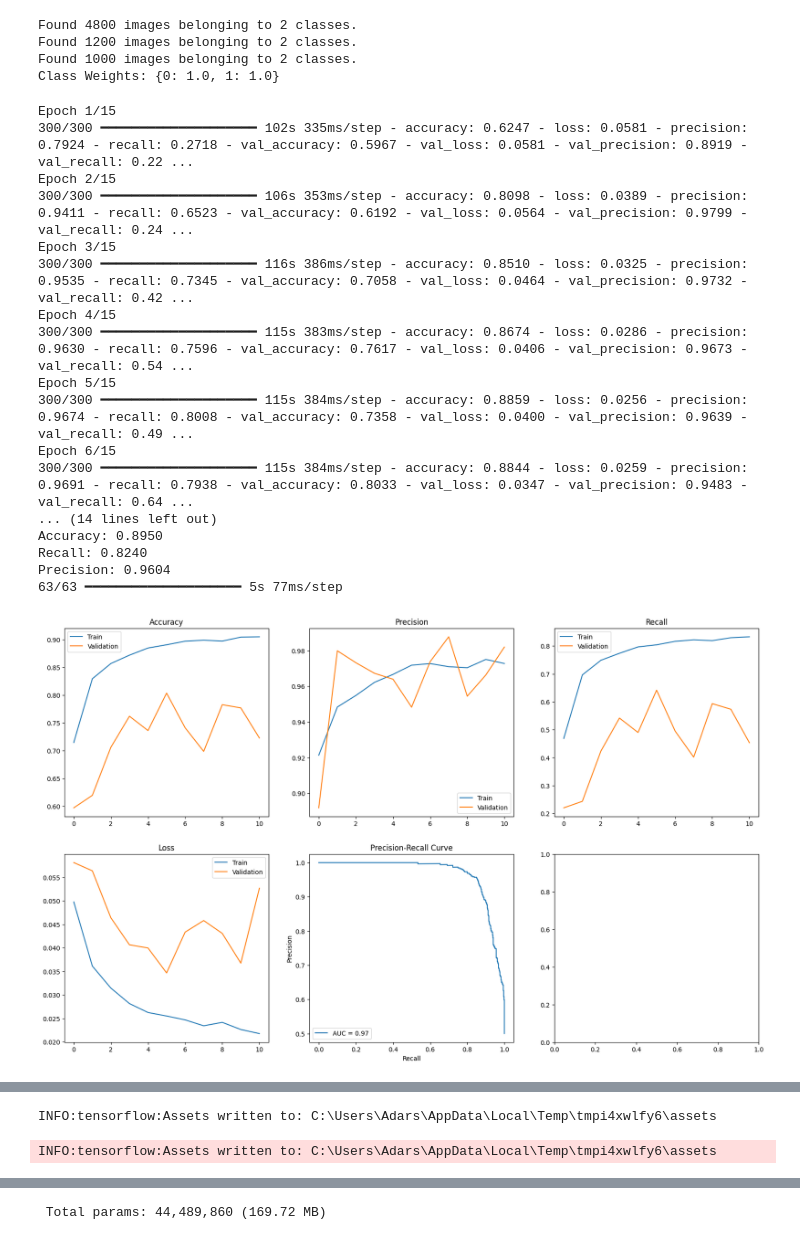
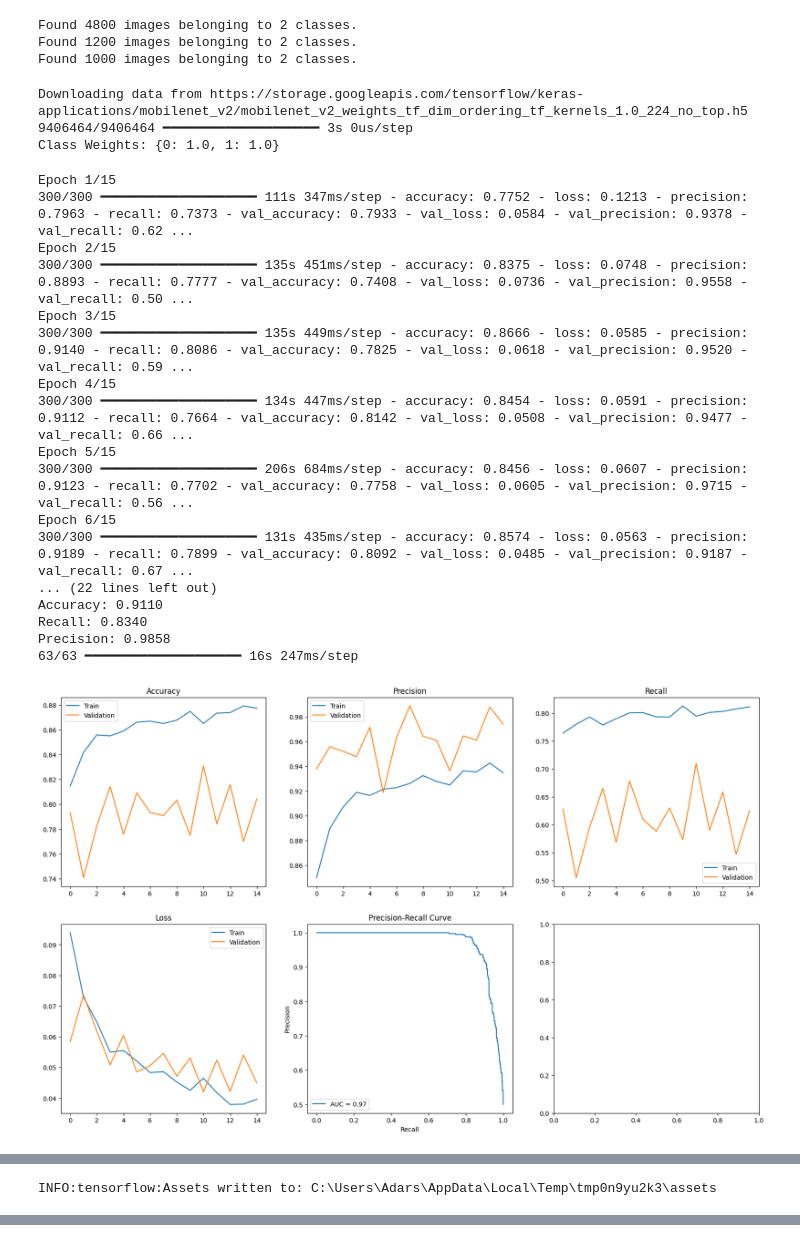
Before and after one commit to Adarshamh/MelanomaSkinDetection, a Jupyter notebook: melanoma_detection.ipynb, the cells around one changed output, grey strips where cells are left out. Saved outputs shown, nothing was run; the diff lists cells and outputs as text; code cells hidden in the pictures.

Commit message:
mobilenetv2 architecture

```diff
--- a/melanoma_detection.ipynb
+++ b/melanoma_detection.ipynb
@@ -25,9 +25,9 @@ EPOCHS = 15
 TFLITE_PATH = "model.tflite"
 SEED = 42
 LOSS_FUNCTION = 'focal'  # 'binary_crossentropy' or 'focal'
-ARCHITECTURE = 'CNN'     # 'MobileNetV2', 'EfficientNetB0', 'ResNet50', 'VGG16', 'CNN'
+ARCHITECTURE = 'MobileNetV2'     # 'MobileNetV2', 'EfficientNetB0', 'ResNet50', 'VGG16', 'CNN'
 ACTIVATION = 'leaky_relu' # 'relu', 'leaky_relu', 'elu'
-OPTIMIZER = 'rmsprop'    # 'adam', 'sgd', 'rmsprop'
+OPTIMIZER = 'adam'    # 'adam', 'sgd', 'rmsprop'
 THRESHOLD = 0.4  # Custom threshold for evaluation
 
 # Set seeds
@@ -195,53 +195,57 @@ if __name__ == "__main__":
     plt.subplot(2, 3, 4); plt.plot(history.history['loss'], label='Train'); plt.plot(history.history['val_loss'], label='Validation'); plt.title('Loss'); plt.legend()
 
     # Precision-Recall Curve and Confusion Matrix
     plt.subplot(2, 3, 5)
     y_probs = model.predict(test_gen)
     precision, recall, _ = precision_recall_curve(test_gen.classes, y_probs)
     plt.plot(recall, precision, label=f'AUC = {auc(recall, precision):.2f}')
     plt.xlabel('Recall'); plt.ylabel('Precision'); plt.title('Precision-Recall Curve'); plt.legend()
 
     plt.subplot(2, 3, 6)
     y_pred = (y_probs > THRESHOLD).astype(int)
     cm = confusion_matrix(test_gen.classes, y_pred)
     ConfusionMatrixDisplay(cm, display_labels=test_gen.class_indices.keys()).plot(cmap='Blues')
     plt.title('Confusion Matrix')
 
     plt.tight_layout()
     plt.show()
 
-    # TFLite Conversion with float16 quantization
+    # TFLite Conversion for Android compatibility (ResNet50)
     converter = tf.lite.TFLiteConverter.from_keras_model(model)
     converter.optimizations = [tf.lite.Optimize.DEFAULT]
     converter.target_spec.supported_types = [tf.float16]
-    converter.target_spec.supported_ops = [tf.lite.OpsSet.TFLITE_BUILTINS]
+    converter.target_spec.supported_ops = [
+        tf.lite.OpsSet.TFLITE_BUILTINS,
+        tf.lite.OpsSet.SELECT_TF_OPS  # <-- Required for ResNet50
+    ]
     tflite_model = converter.convert()
 
     with open(TFLITE_PATH, 'wb') as f:
         f.write(tflite_model)
 
-    print(f"\nTFLite model saved to: {TFLITE_PATH}")
-    model.summary()
+    print(f"\n✅ TFLite model saved to: {TFLITE_PATH}")
 # %% [output]
 Found 4800 images belonging to 2 classes.
 Found 1200 images belonging to 2 classes.
 Found 1000 images belonging to 2 classes.
-Class Weights: {0: 1.0, 1: 1.0}
-Epoch 1/15
-300/300 ━━━━━━━━━━━━━━━━━━━━ 102s 335ms/step - accuracy: 0.6247 - loss: 0.0581 - precision: 0.7924 - recall: 0.2718 - val_accuracy: 0.5967 - val_loss: 0.0581 - val_precision: 0.8919 - val_recall: 0.22 ...
-Epoch 2/15
-300/300 ━━━━━━━━━━━━━━━━━━━━ 106s 353ms/step - accuracy: 0.8098 - loss: 0.0389 - precision: 0.9411 - recall: 0.6523 - val_accuracy: 0.6192 - val_loss: 0.0564 - val_precision: 0.9799 - val_recall: 0.24 ...
-Epoch 3/15
-300/300 ━━━━━━━━━━━━━━━━━━━━ 116s 386ms/step - accuracy: 0.8510 - loss: 0.0325 - precision: 0.9535 - recall: 0.7345 - val_accuracy: 0.7058 - val_loss: 0.0464 - val_precision: 0.9732 - val_recall: 0.42 ...
-Epoch 4/15
-300/300 ━━━━━━━━━━━━━━━━━━━━ 115s 383ms/step - accuracy: 0.8674 - loss: 0.0286 - precision: 0.9630 - recall: 0.7596 - val_accuracy: 0.7617 - val_loss: 0.0406 - val_precision: 0.9673 - val_recall: 0.54 ...
-Epoch 5/15
-300/300 ━━━━━━━━━━━━━━━━━━━━ 115s 384ms/step - accuracy: 0.8859 - loss: 0.0256 - precision: 0.9674 - recall: 0.8008 - val_accuracy: 0.7358 - val_loss: 0.0400 - val_precision: 0.9639 - val_recall: 0.49 ...
-Epoch 6/15
-300/300 ━━━━━━━━━━━━━━━━━━━━ 115s 384ms/step - accuracy: 0.8844 - loss: 0.0259 - precision: 0.9691 - recall: 0.7938 - val_accuracy: 0.8033 - val_loss: 0.0347 - val_precision: 0.9483 - val_recall: 0.64 ...
-... (14 lines left out)
-Accuracy: 0.8950
-Recall: 0.8240
-Precision: 0.9604
-63/63 ━━━━━━━━━━━━━━━━━━━━ 5s 77ms/step
+Downloading data from https://storage.googleapis.com/tensorflow/keras-applications/mobilenet_v2/mobilenet_v2_weights_tf_dim_ordering_tf_kernels_1.0_224_no_top.h5
+9406464/9406464 ━━━━━━━━━━━━━━━━━━━━ 3s 0us/step
+Class Weights: {0: 1.0, 1: 1.0}
+Epoch 1/15
+300/300 ━━━━━━━━━━━━━━━━━━━━ 111s 347ms/step - accuracy: 0.7752 - loss: 0.1213 - precision: 0.7963 - recall: 0.7373 - val_accuracy: 0.7933 - val_loss: 0.0584 - val_precision: 0.9378 - val_recall: 0.62 ...
+Epoch 2/15
+300/300 ━━━━━━━━━━━━━━━━━━━━ 135s 451ms/step - accuracy: 0.8375 - loss: 0.0748 - precision: 0.8893 - recall: 0.7777 - val_accuracy: 0.7408 - val_loss: 0.0736 - val_precision: 0.9558 - val_recall: 0.50 ...
+Epoch 3/15
+300/300 ━━━━━━━━━━━━━━━━━━━━ 135s 449ms/step - accuracy: 0.8666 - loss: 0.0585 - precision: 0.9140 - recall: 0.8086 - val_accuracy: 0.7825 - val_loss: 0.0618 - val_precision: 0.9520 - val_recall: 0.59 ...
+Epoch 4/15
+300/300 ━━━━━━━━━━━━━━━━━━━━ 134s 447ms/step - accuracy: 0.8454 - loss: 0.0591 - precision: 0.9112 - recall: 0.7664 - val_accuracy: 0.8142 - val_loss: 0.0508 - val_precision: 0.9477 - val_recall: 0.66 ...
+Epoch 5/15
+300/300 ━━━━━━━━━━━━━━━━━━━━ 206s 684ms/step - accuracy: 0.8456 - loss: 0.0607 - precision: 0.9123 - recall: 0.7702 - val_accuracy: 0.7758 - val_loss: 0.0605 - val_precision: 0.9715 - val_recall: 0.56 ...
+Epoch 6/15
+300/300 ━━━━━━━━━━━━━━━━━━━━ 131s 435ms/step - accuracy: 0.8574 - loss: 0.0563 - precision: 0.9189 - recall: 0.7899 - val_accuracy: 0.8092 - val_loss: 0.0485 - val_precision: 0.9187 - val_recall: 0.67 ...
+... (22 lines left out)
+Accuracy: 0.9110
+Recall: 0.8340
+Precision: 0.9858
+63/63 ━━━━━━━━━━━━━━━━━━━━ 16s 247ms/step
-[figure, old version]
+[figure, new version]
@@ -249,2 +253 @@ Precision: 0.9604
-INFO:tensorflow:Assets written to: C:\Users\Adars\AppData\Local\Temp\tmpi4xwlfy6\assets
-INFO:tensorflow:Assets written to: C:\Users\Adars\AppData\Local\Temp\tmpi4xwlfy6\assets
+INFO:tensorflow:Assets written to: C:\Users\Adars\AppData\Local\Temp\tmp0n9yu2k3\assets
@@ -288 +271,0 @@ Model: "sequential"
- Total params: 44,489,860 (169.72 MB)
```
Also changed, not shown: parts of 1 cell of this notebook.
